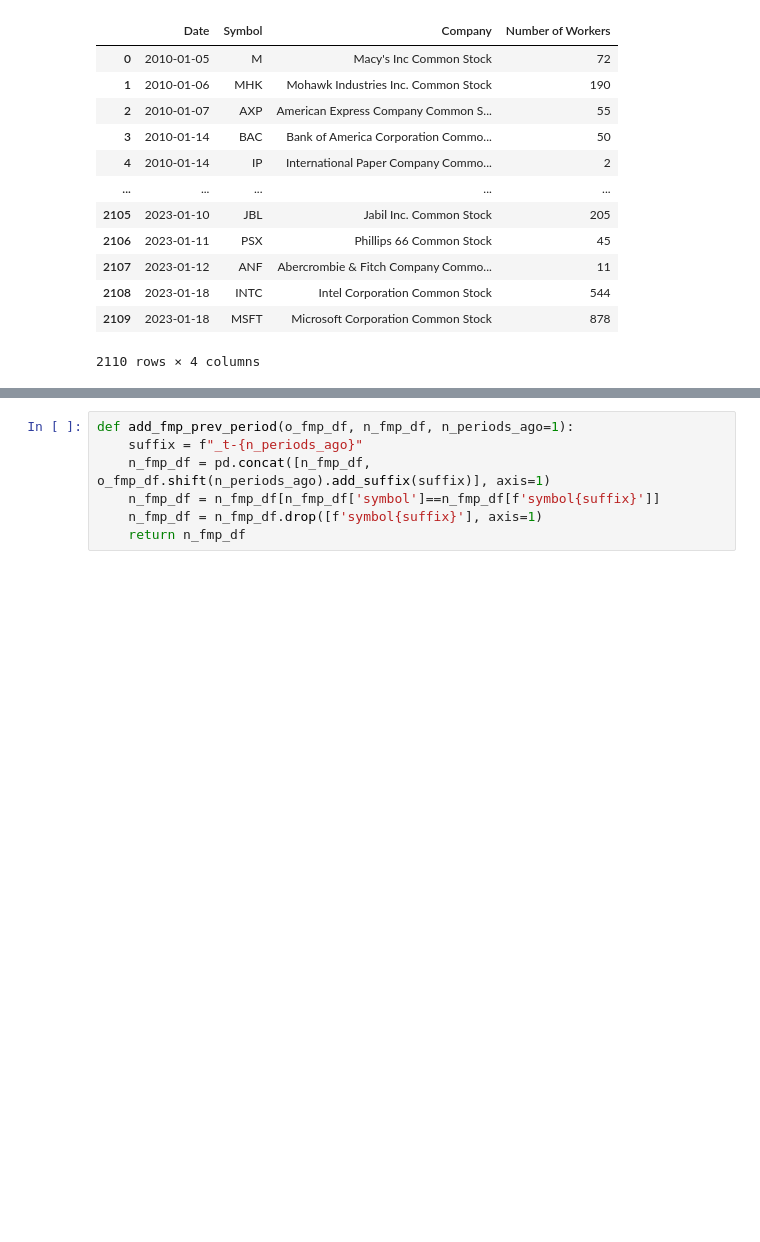
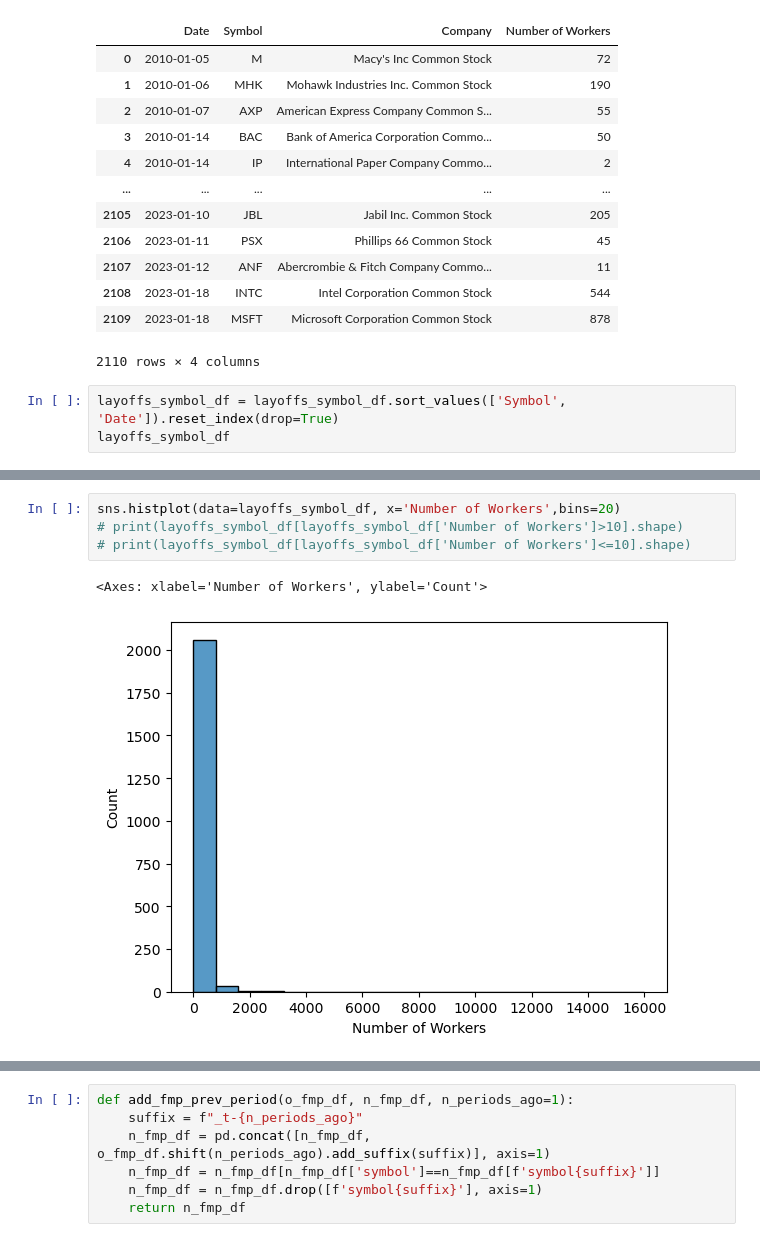
Before and after one commit to fatbuddy/layoffs-decoded, a Jupyter notebook: analysis/q2_train_data.ipynb, the cells around one changed output, grey strips where cells are left out. Saved outputs shown, nothing was run; the diff lists cells and outputs as text; blank space fills up the shorter version.

```diff
--- a/analysis/q2_train_data.ipynb
+++ b/analysis/q2_train_data.ipynb
@@ -81,3 +85,6 @@ Unique layoff company count = 527
 | 2108 | 2023-01-18 | INTC | Intel Corporation Common Stock | 544 |
 | 2109 | 2023-01-18 | MSFT | Microsoft Corporation Common Stock | 878 |
 2110 rows × 4 columns
+# %%
+layoffs_symbol_df = layoffs_symbol_df.sort_values(['Symbol', 'Date']).reset_index(drop=True)
+layoffs_symbol_df
@@ -84,2 +171,9 @@ Unique layoff company count = 527
+# %%
+sns.histplot(data=layoffs_symbol_df, x='Number of Workers',bins=20)
+# print(layoffs_symbol_df[layoffs_symbol_df['Number of Workers']>10].shape)
+# print(layoffs_symbol_df[layoffs_symbol_df['Number of Workers']<=10].shape)
+# %% [output]
+<Axes: xlabel='Number of Workers', ylabel='Count'>
+[figure, added]
 # %%
 fmp_df = pd.read_csv("../data/combined_company_financials.csv")
```
Also changed, not shown: parts of 44 cells of this notebook.
